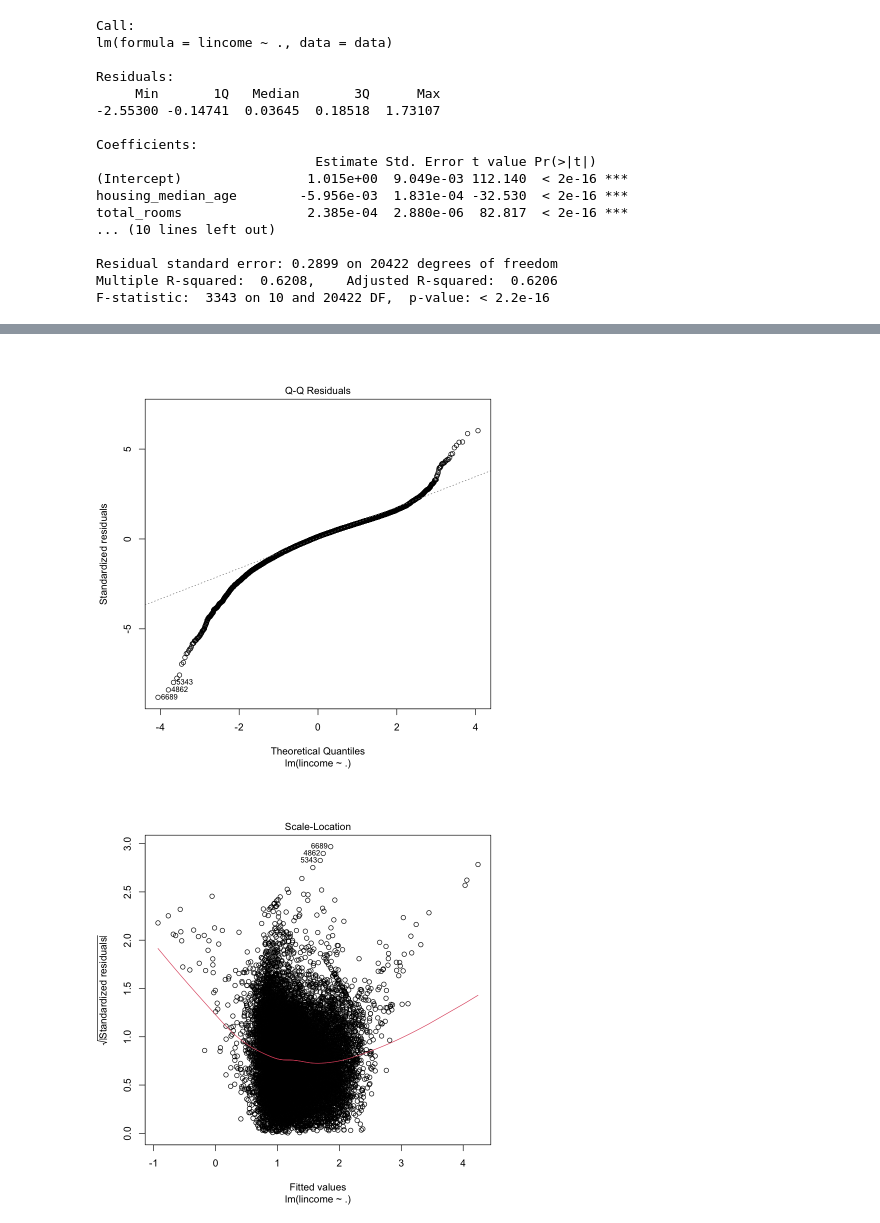
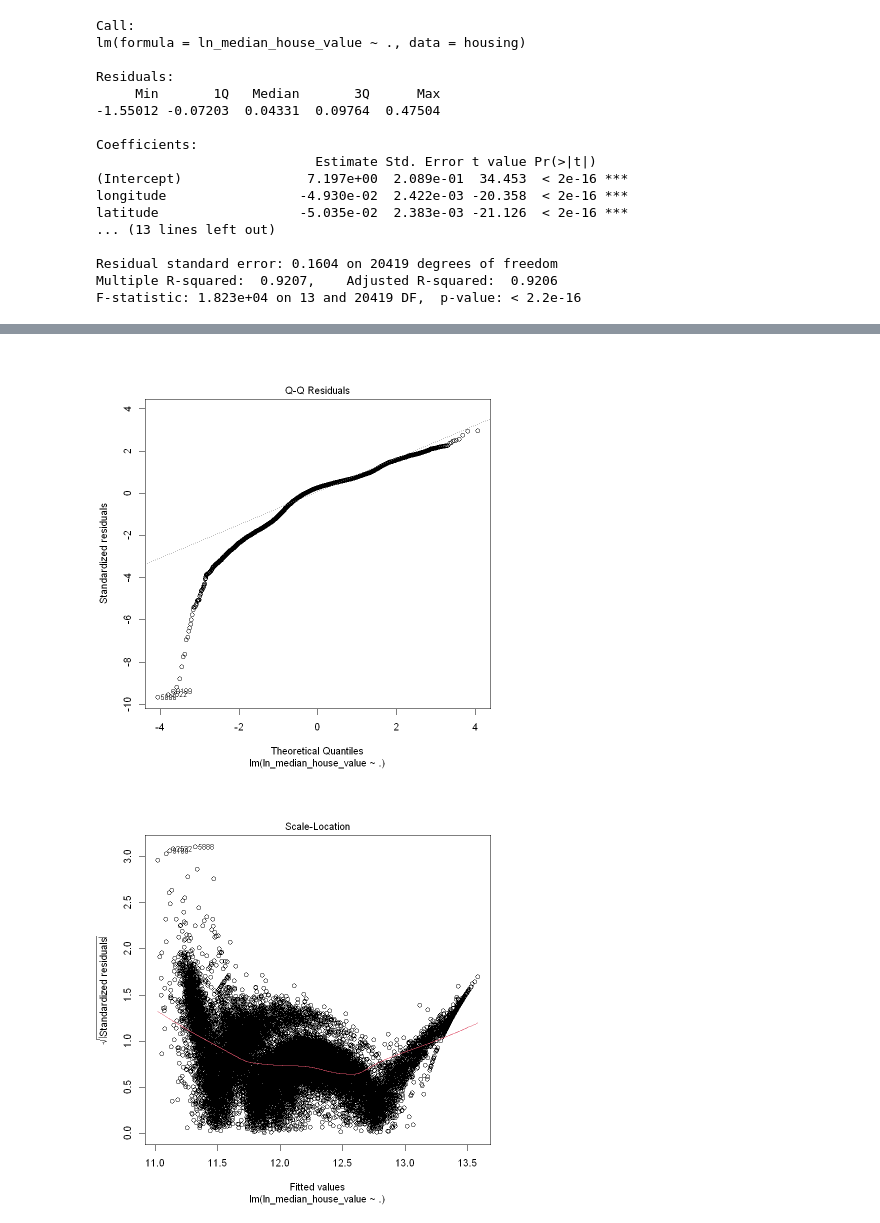
Before and after one commit to zemgabriela/Bayesian, a Jupyter notebook: bayesian_regression.ipynb, the cells around one changed output, grey strips where cells are left out. Drawn from its saved outputs; the diff is of its cells as text; code cells hidden in the pictures.

```diff
--- a/bayesian_regression.ipynb
+++ b/bayesian_regression.ipynb
@@ -217,25 +238,25 @@ test_dataset <- data[-trainIndex, ]
 # %%
 # =========== LINEAR REGRESSION ===========
-m1 <- lm(lincome ~ ., data = data)
+m1 <- lm(ln_median_house_value ~ ., data = housing)
 summary(m1)
 plot(m1)
 
 # !!!!!! The diagnostic plots show any significant problems with the model fit !!!!!!
 # %% [output]
 Call:
-lm(formula = lincome ~ ., data = data)
+lm(formula = ln_median_house_value ~ ., data = housing)
 
 Residuals:
      Min       1Q   Median       3Q      Max
--2.55300 -0.14741  0.03645  0.18518  1.73107
+-1.55012 -0.07203  0.04331  0.09764  0.47504
 
 Coefficients:
                             Estimate Std. Error t value Pr(>|t|)
-(Intercept)                1.015e+00  9.049e-03 112.140  < 2e-16 ***
-housing_median_age        -5.956e-03  1.831e-04 -32.530  < 2e-16 ***
-total_rooms                2.385e-04  2.880e-06  82.817  < 2e-16 ***
-... (10 lines left out)
+(Intercept)                7.197e+00  2.089e-01  34.453  < 2e-16 ***
+longitude                 -4.930e-02  2.422e-03 -20.358  < 2e-16 ***
+latitude                  -5.035e-02  2.383e-03 -21.126  < 2e-16 ***
+... (13 lines left out)
 
-Residual standard error: 0.2899 on 20422 degrees of freedom
-Multiple R-squared:  0.6208,    Adjusted R-squared:  0.6206
-F-statistic:  3343 on 10 and 20422 DF,  p-value: < 2.2e-16
+Residual standard error: 0.1604 on 20419 degrees of freedom
+Multiple R-squared:  0.9207,    Adjusted R-squared:  0.9206
+F-statistic: 1.823e+04 on 13 and 20419 DF,  p-value: < 2.2e-16
@@ -243,2 +264,2 @@ F-statistic:  3343 on 10 and 20422 DF,  p-value: < 2.2e-16
-[figure, old version]
+[figure, new version]
-[figure, old version]
+[figure, new version]
```
Also changed, not shown: parts of 23 cells of this notebook.
